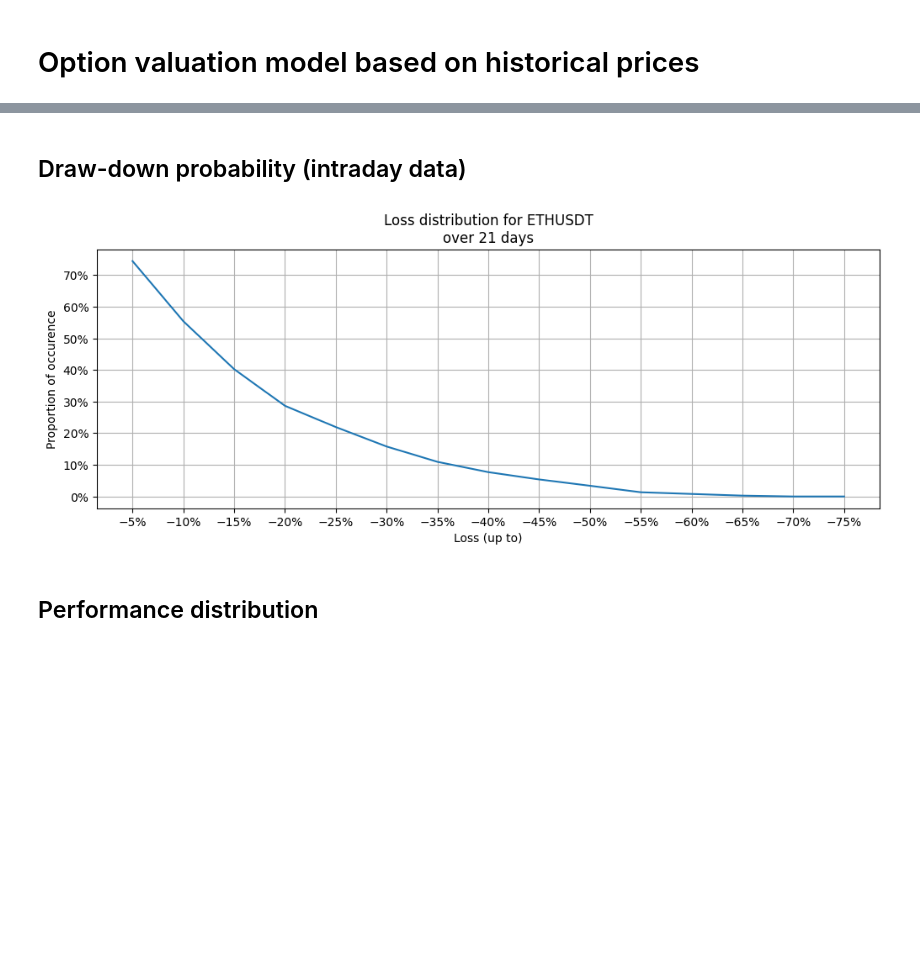
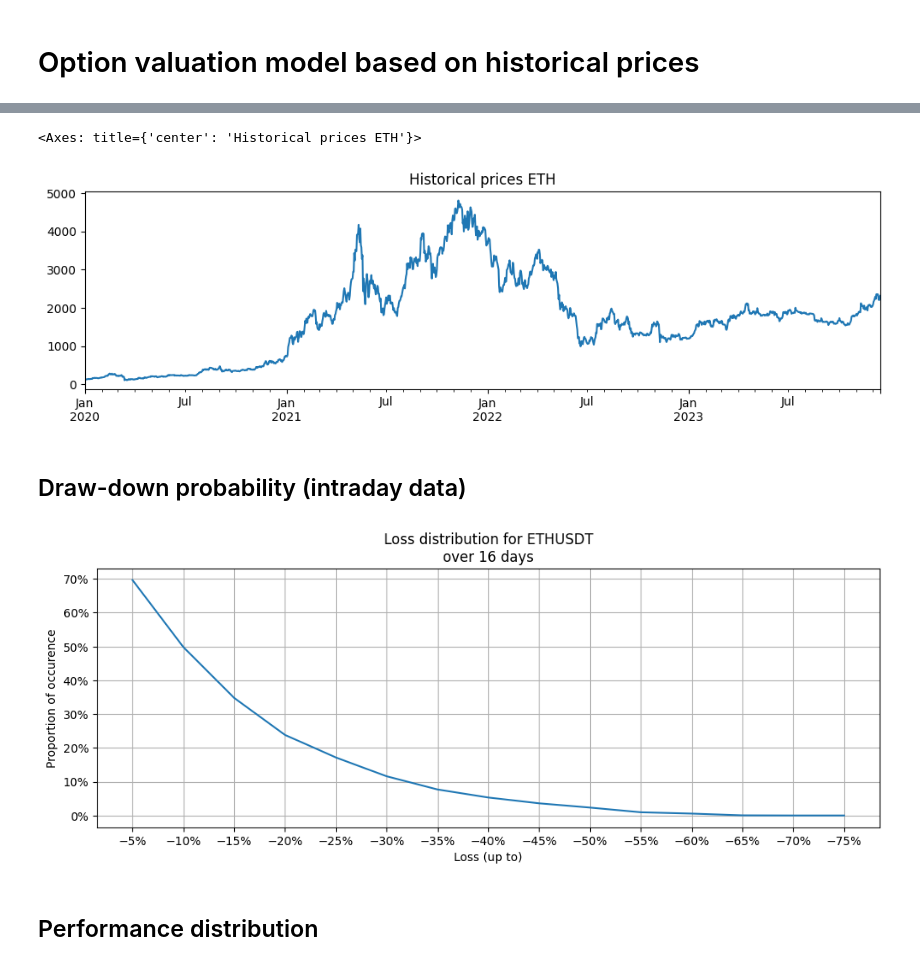
Before and after one commit to chris-ch/ethereum-prices, a Jupyter notebook: analyse-prices.ipynb, the cells around one changed output, grey strips where cells are left out. Cells and saved outputs as stored; diff of their text form; code cells hidden in the pictures; blank space fills up the shorter version.

```diff
--- a/analyse-prices.ipynb
+++ b/analyse-prices.ipynb
@@ -166,25 +293,11 @@ remaining_days = (target_expiry - date.today()).days
+# %%
+df['daily_prices'].plot(figsize=(12,3), title=f"Historical prices {instrument_code}")
+# %% [output]
+<Axes: title={'center': 'Historical prices ETH'}>
+[figure, added]
 # %% [markdown]
 ## Draw-down probability (intraday data)
 # %%
-rolling_min_series = prices_df.groupby(prices_df.index.date)['low'].min().rolling(remaining_days).min()
-period_close_series = prices_df.groupby(prices_df.index.date)['close'].last().shift(-remaining_days)
-period_close_dates = prices_df.groupby(prices_df.index.date)['close'].last().shift(-remaining_days).index
-df = pandas.DataFrame({
-    'daily_prices': daily_prices,
-    'period_close_series': period_close_series,
-    'rolling_min_series': rolling_min_series
-})
-df['rolling_min_series'] = df['rolling_min_series'].shift(-remaining_days)
-df['drawdown_pct'] = -df['rolling_min_series'].divide(df['daily_prices']).subtract(1.).multiply(100.)
-df['period_perf_pct'] = df['period_close_series'].divide(df['daily_prices']).subtract(1.).multiply(100.)
-df.dropna(inplace=True)
-df.index = pandas.to_datetime(df.index)
-frequencies = dict()
-for loss in range(5, 80, 5):
-    frequencies[-loss] = 100. * df['drawdown_pct'][df['drawdown_pct'] > loss].count() / df['drawdown_pct'].count()
-
-df = df[df.index.year>=CUT_OFF_YEAR]
-
 from matplotlib import ticker
 axes = pandas.Series(frequencies, name='loss_distribution').plot(
     figsize=(12,4),
@@ -198,7 +311,7 @@ pyplot.ylabel('Proportion of occurence')
 axes.xaxis.set_major_formatter(ticker.PercentFormatter())
 axes.yaxis.set_major_formatter(ticker.PercentFormatter())
 # %% [output]
-[figure, old version]
+[figure, new version]
 # %% [markdown]
 ## Performance distribution
 # %%
```
Also changed, not shown: parts of 15 cells of this notebook, 2 other files.
